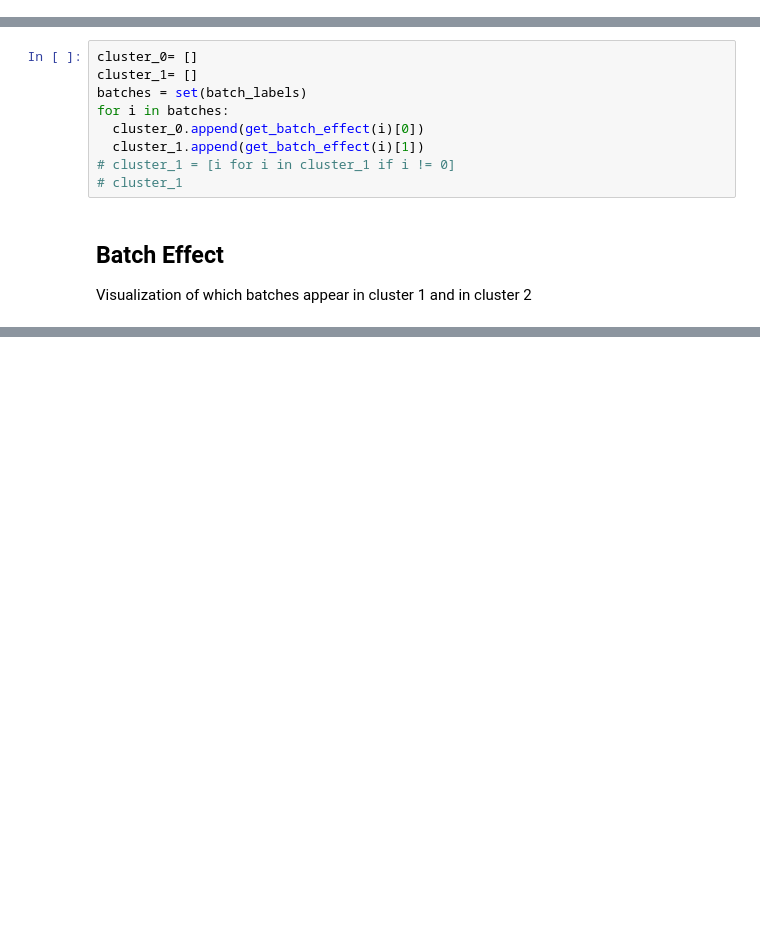
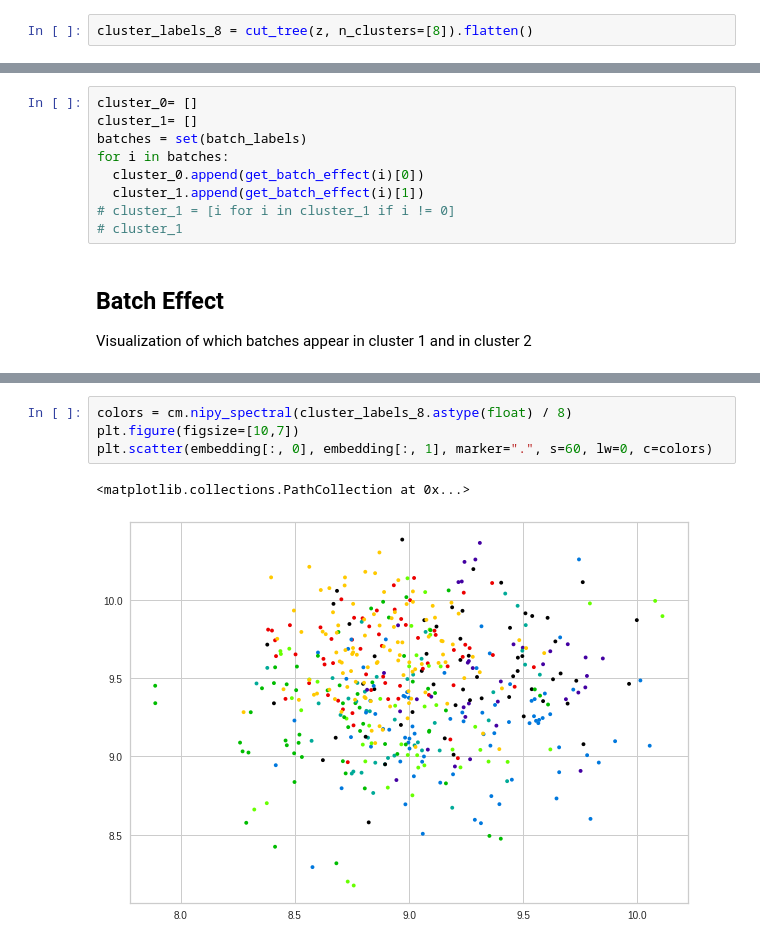
Before and after one commit to humpyreddy96/ClusterAnalysis, a Jupyter notebook: scGAMClusterAnalysis.ipynb, the cells around one changed output, grey strips where cells are left out. Cells and saved outputs as stored; diff of their text form; blank space fills up the shorter version.

```diff
--- a/scGAMClusterAnalysis.ipynb
+++ b/scGAMClusterAnalysis.ipynb
@@ -127,3 +150,5 @@ dend = shc.dendrogram(z)
+# %%
+cluster_labels_8 = cut_tree(z, n_clusters=[8]).flatten()
 # %%
 colors = cm.nipy_spectral(cluster_labels.astype(float) / 2)
 plt.figure(figsize=[10,7])
@@ -211,0 +266,7 @@ plt.show()
+# %%
+colors = cm.nipy_spectral(cluster_labels_8.astype(float) / 8)
+plt.figure(figsize=[10,7])
+plt.scatter(embedding[:, 0], embedding[:, 1], marker=".", s=60, lw=0, c=colors)
+# %% [output]
+<matplotlib.collections.PathCollection at 0x...>
+[figure, added]
```
Also changed, not shown: parts of 12 cells of this notebook.
